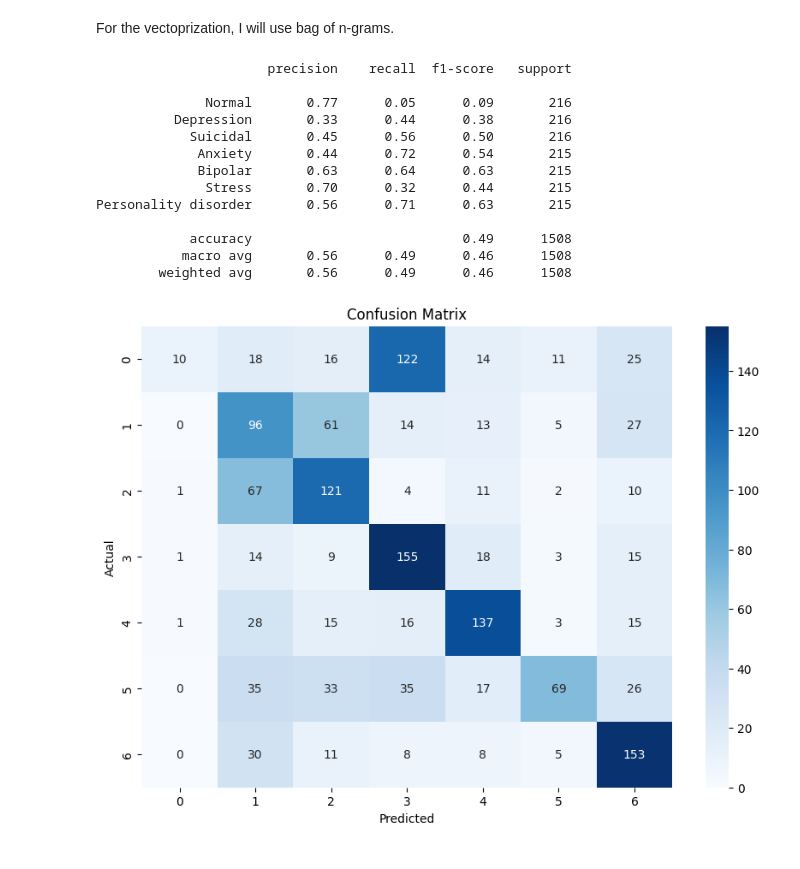
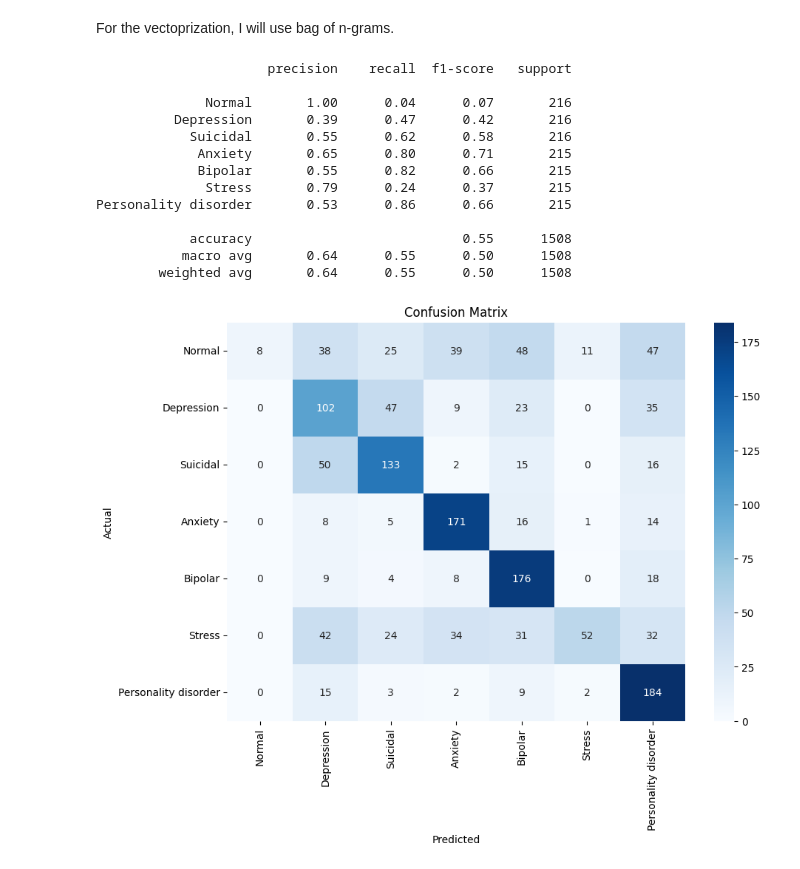
Before and after one commit to Hecramco/NLP_Projects, a Jupyter notebook: notebooks/NLP_Sentiment_Mental_health.ipynb, the cells around one changed output. Cells and saved outputs as stored; diff of their text form; code cells hidden in the pictures.

```diff
--- a/notebooks/NLP_Sentiment_Mental_health.ipynb
+++ b/notebooks/NLP_Sentiment_Mental_health.ipynb
@@ -122,11 +142,18 @@ Personality disorder    1077
 Name: count, dtype: int64
 # %%
 nlp = spacy.load('en_core_web_sm')
+import re
+## work in better prerpocessing
 def preprocessing(text):
     """
         This function takes a string and applies the tokenization to remove punctuation, stop words and applies lemmatization
     """
-    processed_text = [token.lemma_ for token in nlp(text) if not token.is_stop and not token.is_punct]
+    text = text.lower()  # Lowercase text
+    text = re.sub(r'\[.*?\]', '', text)  # Remove text in square brackets
+    text = re.sub(r'<.*?>+', '', text)  # Remove HTML tags
+    text = re.sub(r'\n', '', text)  # Remove newlines
+    text = re.sub(r'\w*\d\w*', '', text)  # Remove words containing numbers
+    processed_text = [token.lemma_ for token in nlp(text) if not token.is_stop and not token.is_punct and not token.like_url and not token.like_email]
     return ' '.join(processed_text)
 # %%
 print(df_normal.statement[28882])
@@ -219,7 +246,7 @@ from sklearn.metrics import classification_report
 from sklearn.feature_extraction.text import CountVectorizer
 
 clf_nb = Pipeline([
-    ('vectorize_n_Grams', CountVectorizer(ngram_range=(2,2))),
+    ('vectorize_n_Grams', CountVectorizer(ngram_range=(1,2))),
     ('Naive Bayes', MultinomialNB())])
 
 clf_nb.fit(X_train,y_train)
@@ -228,28 +255,28 @@ print(classification_report(y_test,y_pred,target_names=target))
 # %% [output]
                       precision    recall  f1-score   support
 
-              Normal       0.77      0.05      0.09       216
-          Depression       0.33      0.44      0.38       216
-            Suicidal       0.45      0.56      0.50       216
-             Anxiety       0.44      0.72      0.54       215
-             Bipolar       0.63      0.64      0.63       215
-              Stress       0.70      0.32      0.44       215
-Personality disorder       0.56      0.71      0.63       215
+              Normal       1.00      0.04      0.07       216
+          Depression       0.39      0.47      0.42       216
+            Suicidal       0.55      0.62      0.58       216
+             Anxiety       0.65      0.80      0.71       215
+             Bipolar       0.55      0.82      0.66       215
+              Stress       0.79      0.24      0.37       215
+Personality disorder       0.53      0.86      0.66       215
 
-            accuracy                           0.49      1508
-           macro avg       0.56      0.49      0.46      1508
-        weighted avg       0.56      0.49      0.46      1508
+            accuracy                           0.55      1508
+           macro avg       0.64      0.55      0.50      1508
+        weighted avg       0.64      0.55      0.50      1508
 # %%
 from sklearn.metrics import confusion_matrix
 # Compute confusion matrix
 cm = confusion_matrix(y_test, y_pred)
 # Plot heatmap
 plt.figure(figsize=(10, 7))
-sns.heatmap(cm, annot=True, fmt='d', xticklabels=target.values(), yticklabels=target.values(), cmap='Blues')
+sns.heatmap(cm, annot=True, fmt='d', xticklabels=target.keys(), yticklabels=target.keys(), cmap='Blues')
 
 plt.xlabel('Predicted')
 plt.ylabel('Actual')
 plt.title('Confusion Matrix')
 plt.show()
 # %% [output]
-[figure, old version]
+[figure, new version]
```
Also changed, not shown: parts of 16 cells of this notebook, 1 other file.
